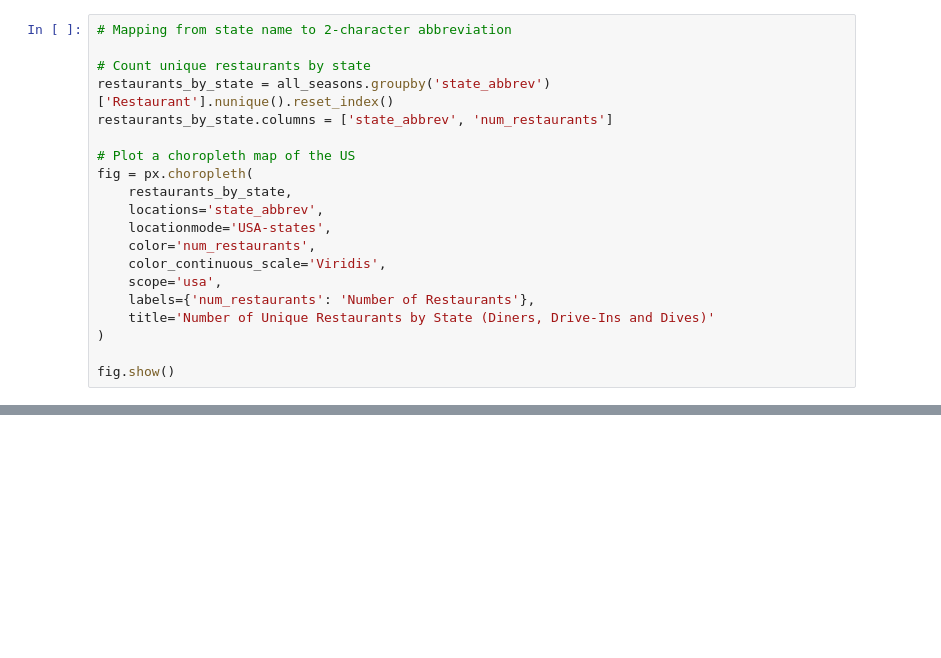
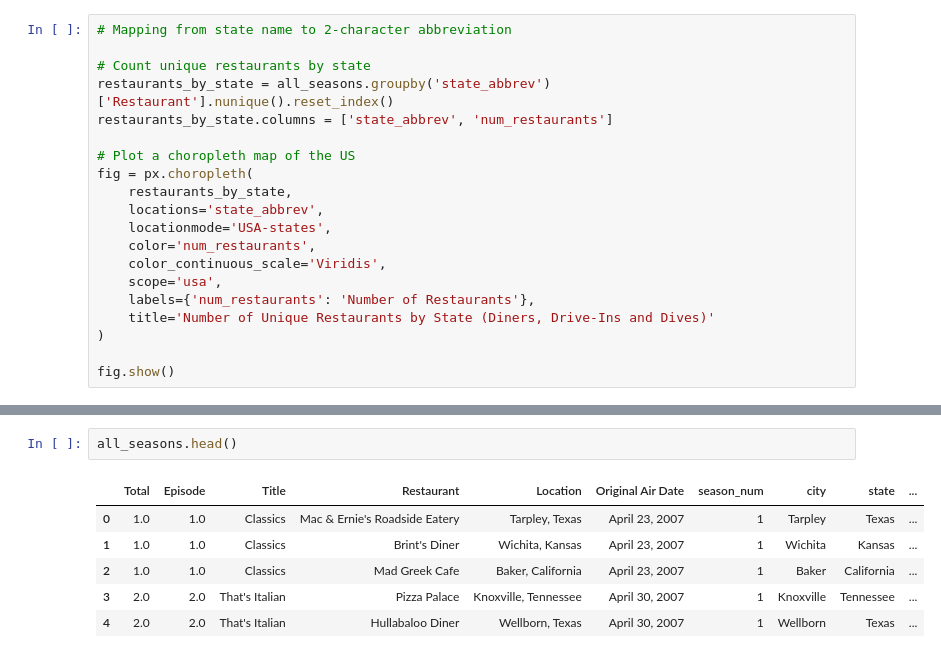
Before and after one commit to byrnesy5/flavortown, a Jupyter notebook: import.ipynb, the cells around one changed output, grey strips where cells are left out. Drawn from its saved outputs; the diff is of its cells as text; blank space fills up the shorter version.

```diff
--- a/import.ipynb
+++ b/import.ipynb
@@ -97,0 +114,9 @@ fig.show()
+# %%
+all_seasons.head()
+# %% [output]
+|  | Total | Episode | Title | Restaurant | Location | Original Air Date | season_num | city | state | ... |
+| 0 | 1.0 | 1.0 | Classics | Mac & Ernie's Roadside Eatery | Tarpley, Texas | April 23, 2007 | 1 | Tarpley | Texas | ... |
+| 1 | 1.0 | 1.0 | Classics | Brint's Diner | Wichita, Kansas | April 23, 2007 | 1 | Wichita | Kansas | ... |
+| 2 | 1.0 | 1.0 | Classics | Mad Greek Cafe | Baker, California | April 23, 2007 | 1 | Baker | California | ... |
+| 3 | 2.0 | 2.0 | That's Italian | Pizza Palace | Knoxville, Tennessee | April 30, 2007 | 1 | Knoxville | Tennessee | ... |
+| 4 | 2.0 | 2.0 | That's Italian | Hullabaloo Diner | Wellborn, Texas | April 30, 2007 | 1 | Wellborn | Texas | ... |
```
Also changed, not shown: parts of 1 cell of this notebook, 2 other files.
